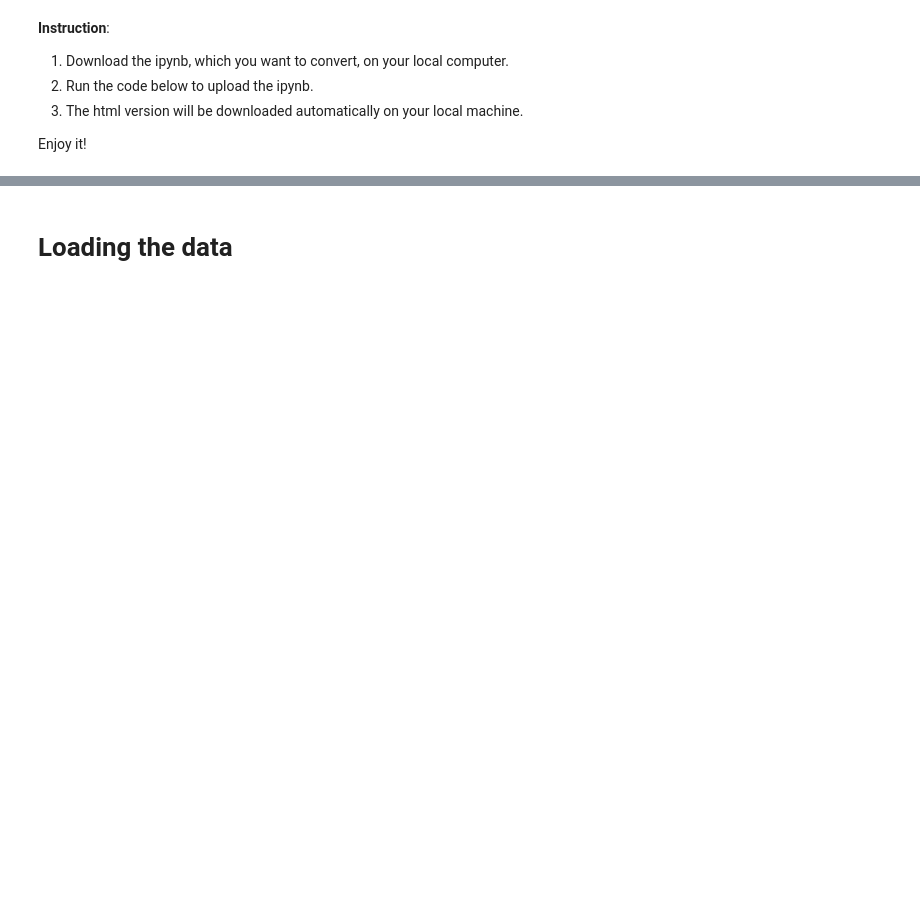
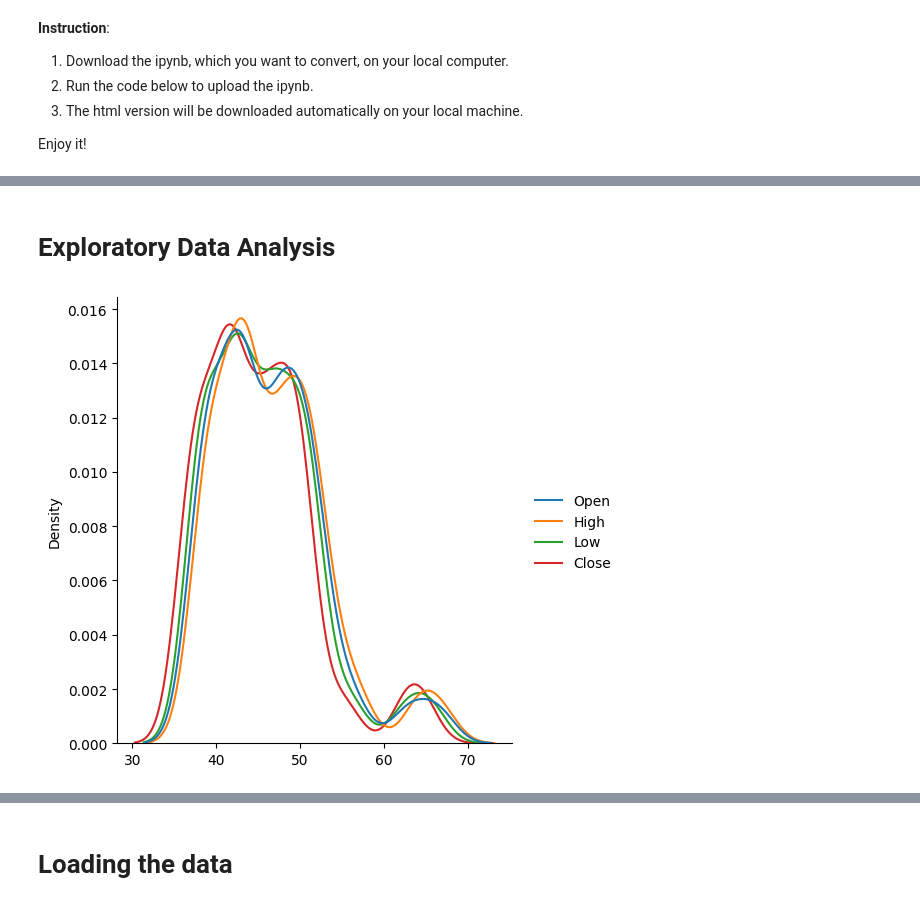
Before and after one commit to bcheng251/BenChen, a Jupyter notebook: Convert_ipynb_to_HTML_in_Colab.ipynb, the cells around one changed output, grey strips where cells are left out. Cells and saved outputs as stored; diff of their text form; code cells hidden in the pictures; blank space fills up the shorter version.

```diff
--- a/Convert_ipynb_to_HTML_in_Colab.ipynb
+++ b/Convert_ipynb_to_HTML_in_Colab.ipynb
@@ -71,0 +112,5 @@ from tensorflow.keras.optimizers import SGD # Assuming you want to import SGD as
+# %%
+stock_news = pd.read_csv("stock_news.csv") # Complete the code to read the CSV file.
+# %%
+#Creating a copy of the dataset
+stock = stock_news.copy()
@@ -71,0 +151,2 @@ from tensorflow.keras.optimizers import SGD # Assuming you want to import SGD as
+# %%
+stock['Date'] = pd.to_datetime(stock['Date'])  # to convert the 'Date' column in the 'stock' DataFrame to datetime format.
@@ -71,0 +188,6 @@ from tensorflow.keras.optimizers import SGD # Assuming you want to import SGD as
+# %% [markdown]
+# Exploratory Data Analysis
+# %%
+sns.displot(data=stock[['Open','High','Low','Close']], kind="kde", palette="tab10"); # Complete the code to plot a density plot of ["Open","High","Low","Close"] all in a single plot
+# %% [output]
+[figure, added]
```
Also changed, not shown: parts of 358 cells of this notebook.
